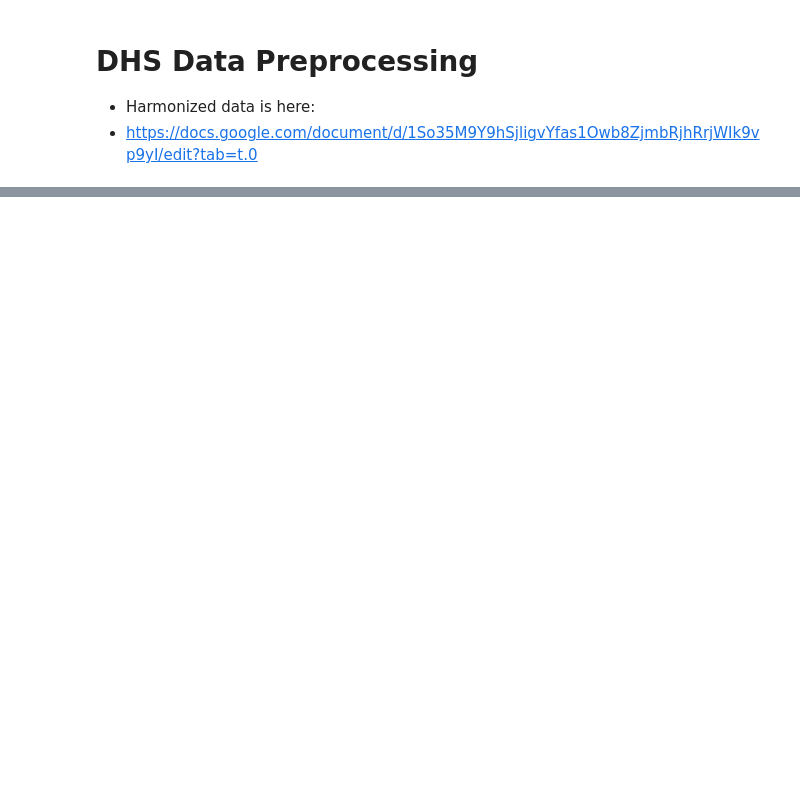
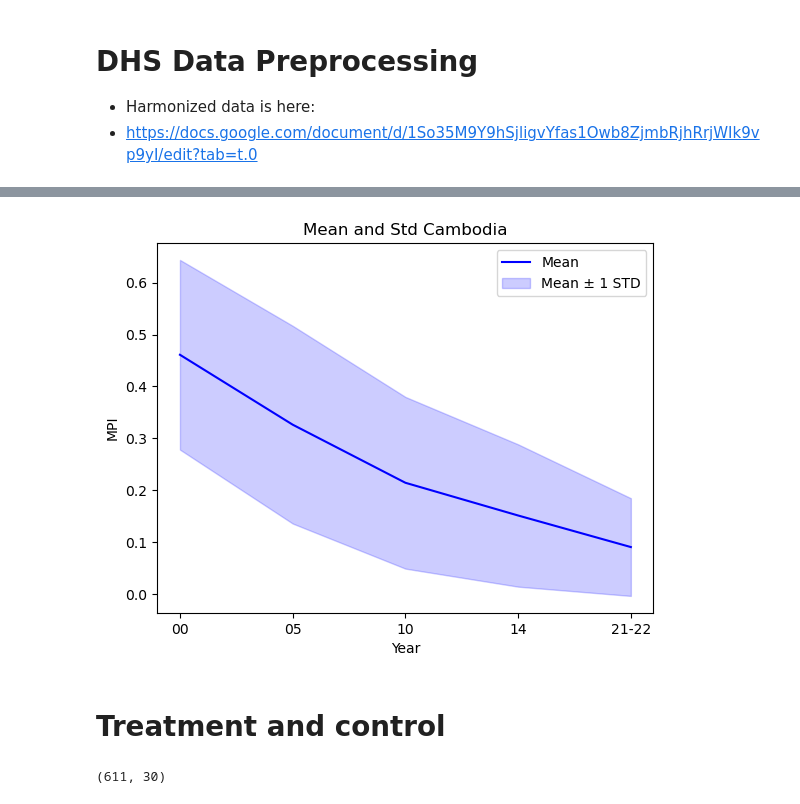
Before and after one commit to sig-gis/dises-khm-mpi, a Jupyter notebook: optional_notebooks/DHS Data Preprocessing.ipynb, the cells around one changed output, grey strips where cells are left out. Saved outputs shown, nothing was run; the diff lists cells and outputs as text; code cells hidden in the pictures; blank space fills up the shorter version.

```diff
--- a/optional_notebooks/DHS Data Preprocessing.ipynb
+++ b/optional_notebooks/DHS Data Preprocessing.ipynb
@@ -16,0 +28,2 @@ gdf = gpd.read_file(file_path)
+# %%
+mpi = {}
@@ -16,0 +41,18 @@ gdf = gpd.read_file(file_path)
+# %%
+mpi_stats = {}
+
+from statsmodels.stats.weightstats import DescrStatsW
+
+
+for year in years:
+    # Create a weighted descriptive statistics object
+    year_stats = {}
+
+    df = mpi[year]
+    weighted_stats = DescrStatsW(df['mpi'], weights=df['tot_ppl'])
+    year_stats['mean'] = weighted_stats.mean
+    year_stats['std'] = weighted_stats.std
+    year_stats['var'] = weighted_stats.var
+
+
+    mpi_stats[year] = year_stats
@@ -16,0 +61,27 @@ gdf = gpd.read_file(file_path)
+# %%
+df = pd.DataFrame(mpi_stats)
+# %%
+def plot_mean_std(df):
+    # Extract the relevant columns
+    time = df.columns  # Assuming the columns represent time intervals
+    mean = df.loc['mean']
+    std = df.loc['std']
+
+    # Plot the mean
+    plt.plot(time, mean, label='Mean', color='blue')
+
+    # Fill between mean ± std
+    plt.fill_between(time, mean - std, mean + std, color='blue', alpha=0.2, label='Mean ± 1 STD')
+
+    # Add labels and legend
+    plt.xlabel('Year')
+    plt.ylabel('MPI')
+    plt.title('Mean and Std Cambodia')
+    plt.legend()
+
+    # Display the plot
+    plt.show()
+# %%
+plot_mean_std(df)
+# %% [output]
+[figure, added]
@@ -16,0 +90,2 @@ gdf = gpd.read_file(file_path)
+# %% [markdown]
+# Treatment and control
@@ -16,0 +99,4 @@ gdf = gpd.read_file(file_path)
+# %%
+mpi['14'].shape
+# %% [output]
+(611, 30)
```
Also changed, not shown: parts of 21 cells of this notebook, 6 other files.
